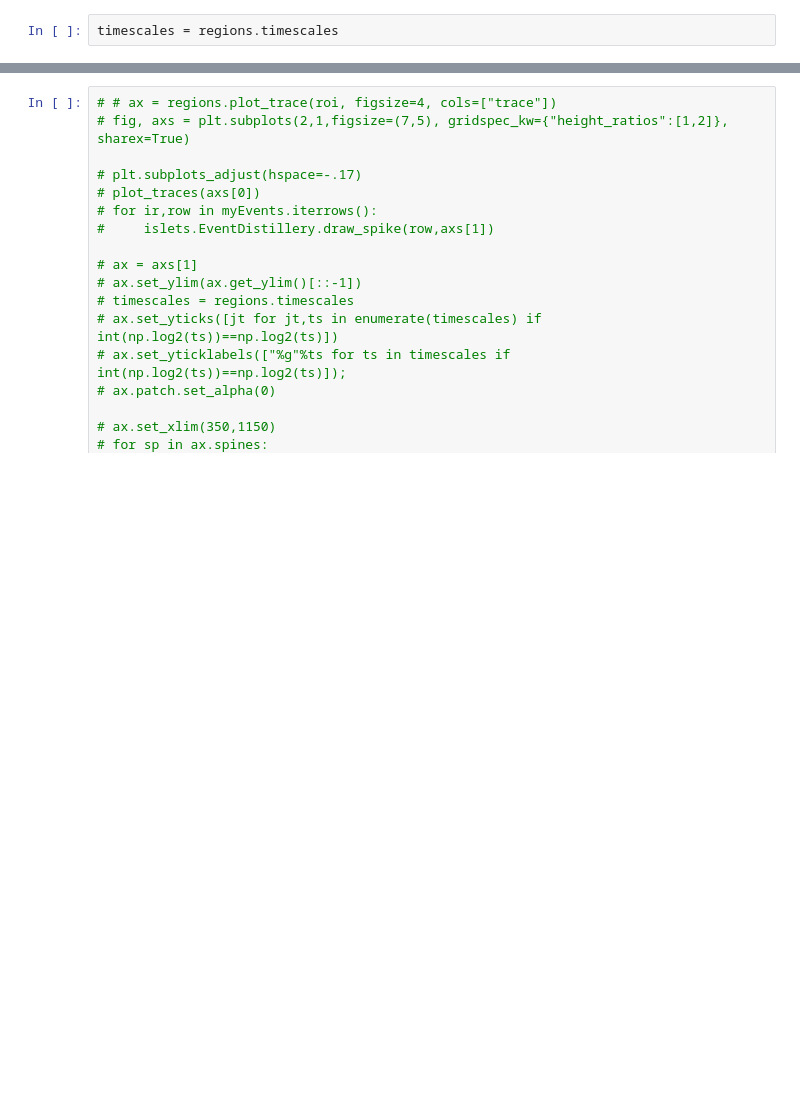
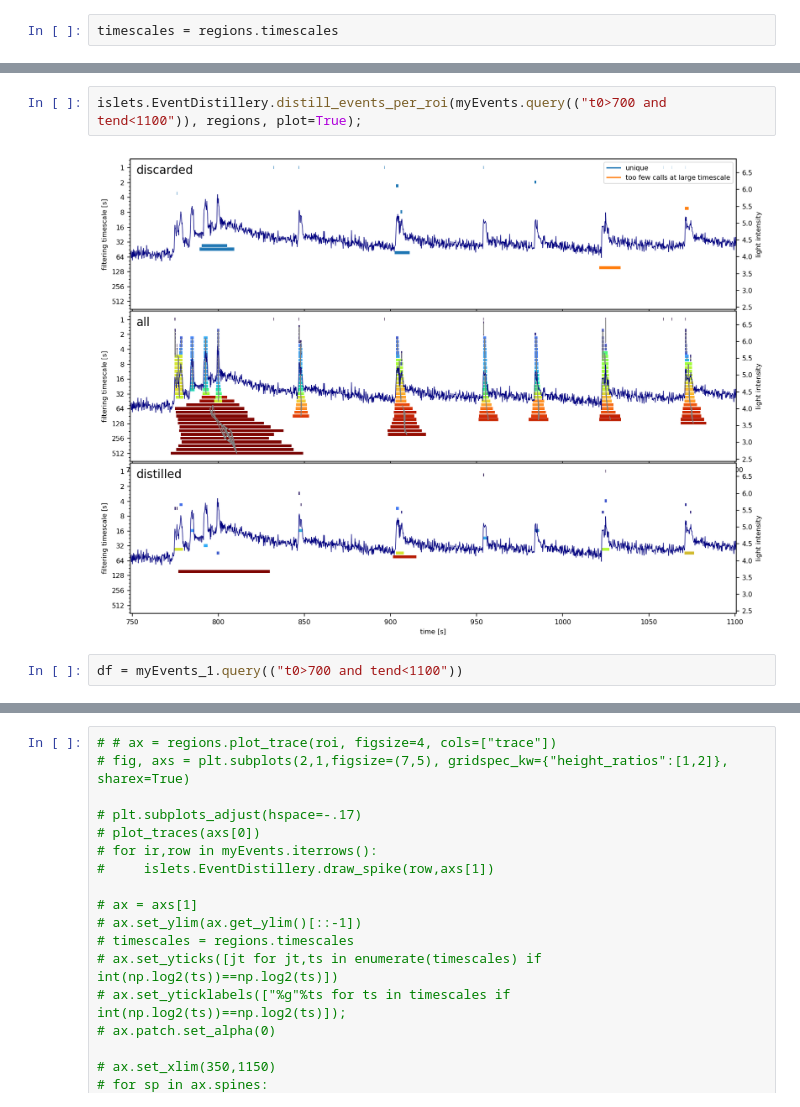
Before and after one commit to szarma/Physio_Ca, a Jupyter notebook: docs/event_distillery_demo.ipynb, the cells around one changed output, grey strips where cells are left out. Saved outputs shown, nothing was run; the diff lists cells and outputs as text; blank space fills up the shorter version.

```diff
--- a/docs/event_distillery_demo.ipynb
+++ b/docs/event_distillery_demo.ipynb
@@ -105,3 +106,9 @@ def plot_traces(ax, onlyTrace=False):
     for sp in ax.spines: ax.spines[sp].set_visible(False)
     ax.set_yticks([])
     ax.set_xticks([])
+# %%
+islets.EventDistillery.distill_events_per_roi(myEvents.query(("t0>700 and tend<1100")), regions, plot=True);
+# %% [output]
+[figure, added]
+# %%
+df = myEvents_1.query(("t0>700 and tend<1100"))
```
Also changed, not shown: parts of 7 cells of this notebook, 3 other files.
